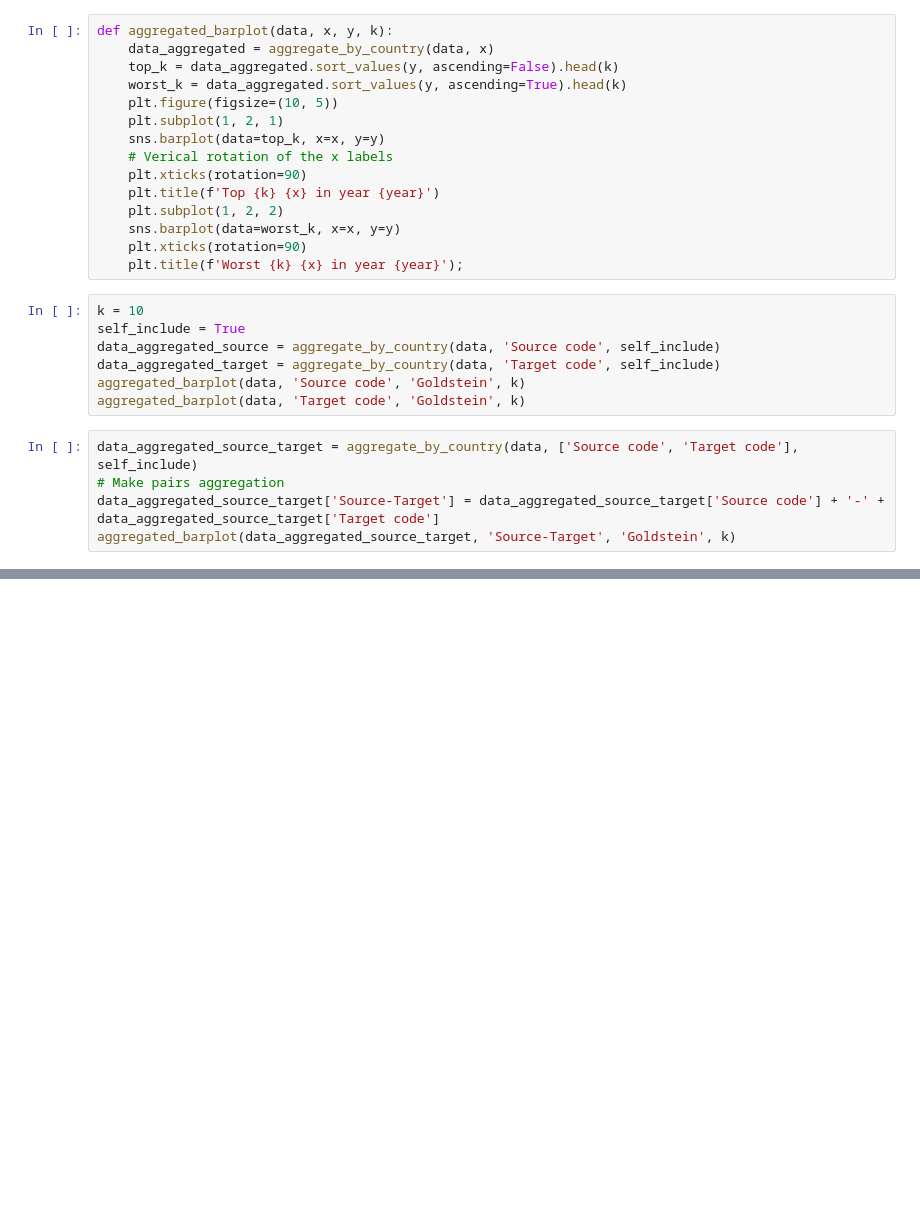
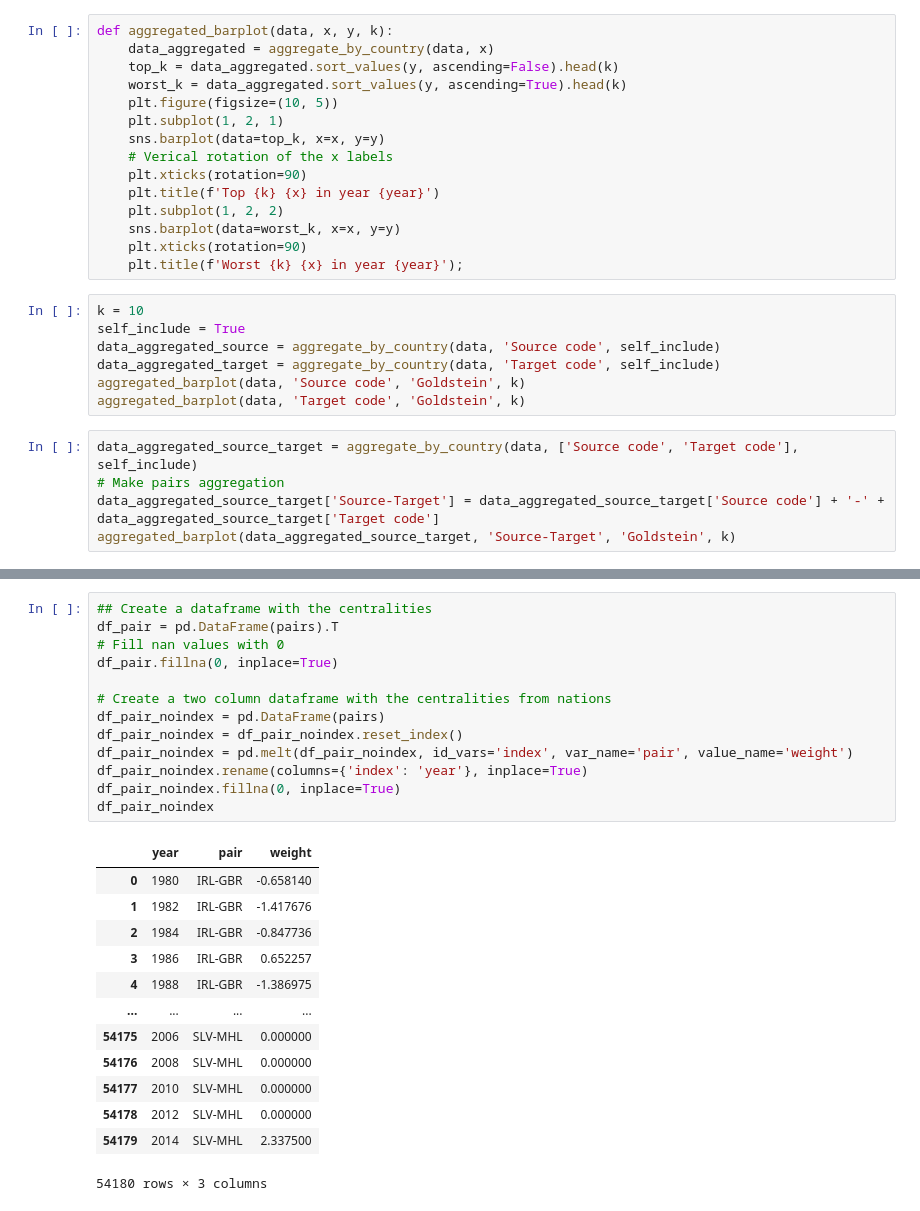
Before and after one commit to MatteoVannucchi0/Social-network-analysis-Project, a Jupyter notebook: preprocess_data.ipynb, the cells around one changed output, grey strips where cells are left out. Drawn from its saved outputs; the diff is of its cells as text; blank space fills up the shorter version.

```diff
--- a/preprocess_data.ipynb
+++ b/preprocess_data.ipynb
@@ -63,0 +128,27 @@ aggregated_barplot(data_aggregated_source_target, 'Source-Target', 'Goldstein',
+# %%
+## Create a dataframe with the centralities
+df_pair = pd.DataFrame(pairs).T
+# Fill nan values with 0
+df_pair.fillna(0, inplace=True)
+
+# Create a two column dataframe with the centralities from nations
+df_pair_noindex = pd.DataFrame(pairs)
+df_pair_noindex = df_pair_noindex.reset_index()
+df_pair_noindex = pd.melt(df_pair_noindex, id_vars='index', var_name='pair', value_name='weight')
+df_pair_noindex.rename(columns={'index': 'year'}, inplace=True)
+df_pair_noindex.fillna(0, inplace=True)
+df_pair_noindex
+# %% [output]
+|  | year | pair | weight |
+| 0 | 1980 | IRL-GBR | -0.658140 |
+| 1 | 1982 | IRL-GBR | -1.417676 |
+| 2 | 1984 | IRL-GBR | -0.847736 |
+| 3 | 1986 | IRL-GBR | 0.652257 |
+| 4 | 1988 | IRL-GBR | -1.386975 |
+| ... | ... | ... | ... |
+| 54175 | 2006 | SLV-MHL | 0.000000 |
+| 54176 | 2008 | SLV-MHL | 0.000000 |
+| 54177 | 2010 | SLV-MHL | 0.000000 |
+| 54178 | 2012 | SLV-MHL | 0.000000 |
+| 54179 | 2014 | SLV-MHL | 2.337500 |
+54180 rows × 3 columns
```
Also changed, not shown: parts of 19 cells of this notebook, 1 other file.
